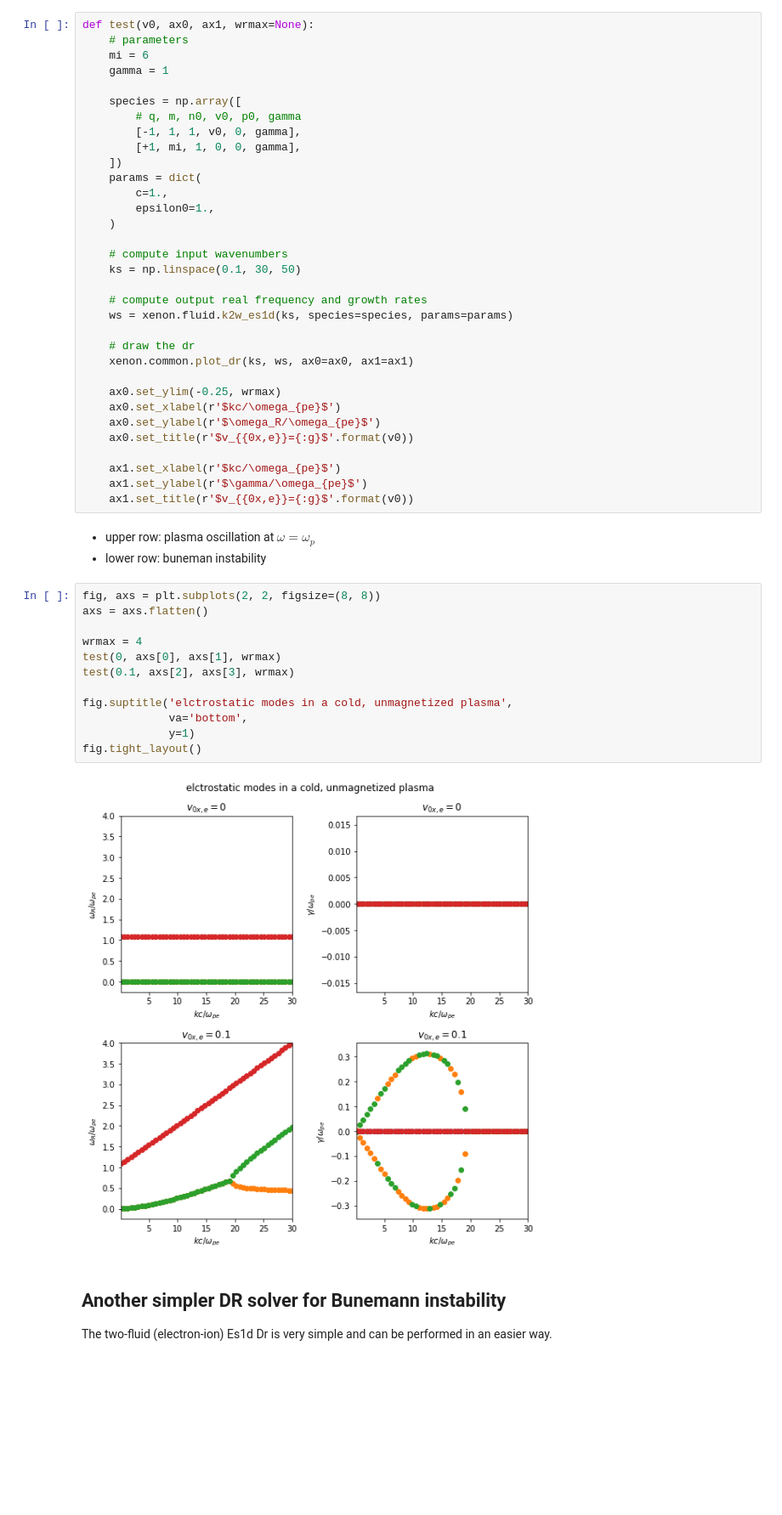
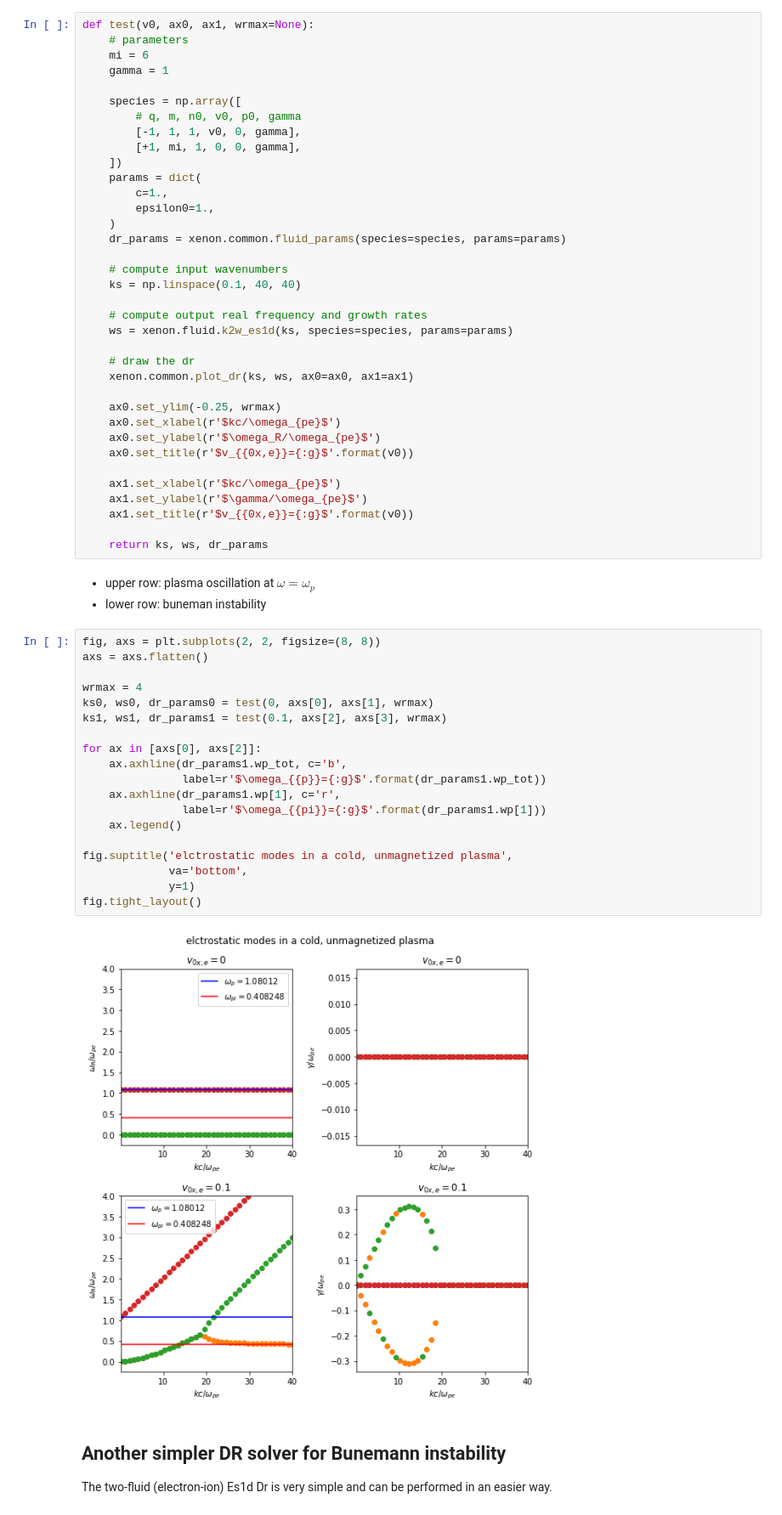
Before and after one commit to liangwang0734/xenon, a Jupyter notebook: demos/fluidEs1d-demo.ipynb, the cells around one changed output. Shown at 85% size. Cells and saved outputs as stored; diff of their text form; blank space fills up the shorter version.

Commit message:
add characterastic lines in fluidEs1d-demo

```diff
--- a/demos/fluidEs1d-demo.ipynb
+++ b/demos/fluidEs1d-demo.ipynb
@@ -23,9 +23,10 @@ def test(v0, ax0, ax1, wrmax=None):
         c=1.,
         epsilon0=1.,
     )
+    dr_params = xenon.common.fluid_params(species=species, params=params)
 
     # compute input wavenumbers
-    ks = np.linspace(0.1, 30, 50)
+    ks = np.linspace(0.1, 40, 40)
 
     # compute output real frequency and growth rates
     ws = xenon.fluid.k2w_es1d(ks, species=species, params=params)
@@ -41,23 +42,32 @@ def test(v0, ax0, ax1, wrmax=None):
     ax1.set_xlabel(r'$kc/\omega_{pe}$')
     ax1.set_ylabel(r'$\gamma/\omega_{pe}$')
     ax1.set_title(r'$v_{{0x,e}}={:g}$'.format(v0))
+
+    return ks, ws, dr_params
 # %% [markdown]
 - upper row: plasma oscillation at $\omega=\omega_{p}$
 - lower row: buneman instability
 # %%
 fig, axs = plt.subplots(2, 2, figsize=(8, 8))
 axs = axs.flatten()
 
 wrmax = 4
-test(0, axs[0], axs[1], wrmax)
-test(0.1, axs[2], axs[3], wrmax)
+ks0, ws0, dr_params0 = test(0, axs[0], axs[1], wrmax)
+ks1, ws1, dr_params1 = test(0.1, axs[2], axs[3], wrmax)
+
+for ax in [axs[0], axs[2]]:
+    ax.axhline(dr_params1.wp_tot, c='b',
+               label=r'$\omega_{{p}}={:g}$'.format(dr_params1.wp_tot))
+    ax.axhline(dr_params1.wp[1], c='r',
+               label=r'$\omega_{{pi}}={:g}$'.format(dr_params1.wp[1]))
+    ax.legend()
 
 fig.suptitle('elctrostatic modes in a cold, unmagnetized plasma',
              va='bottom',
              y=1)
 fig.tight_layout()
 # %% [output]
-[figure, old version]
+[figure, new version]
 # %% [markdown]
 ## Another simpler DR solver for Bunemann instability
 The two-fluid (electron-ion) Es1d Dr is very simple and can be performed in an easier way.
```
